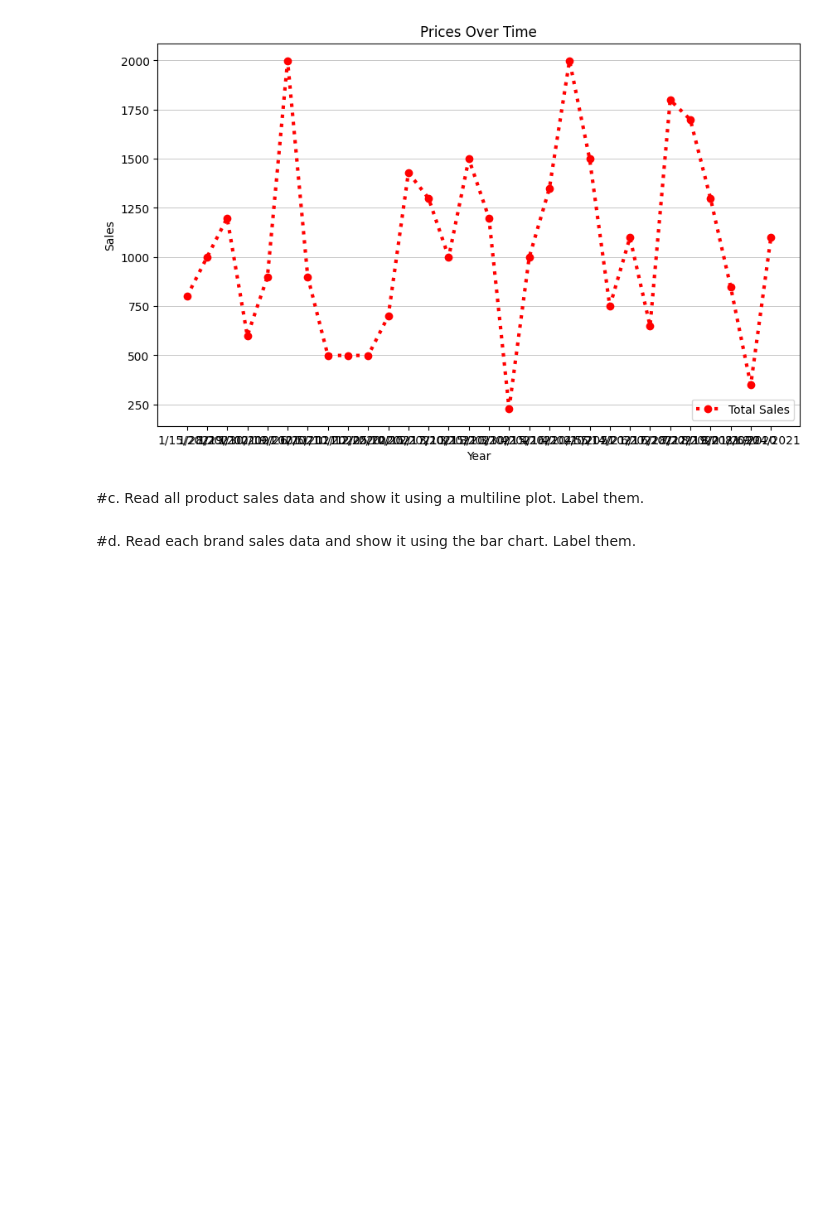
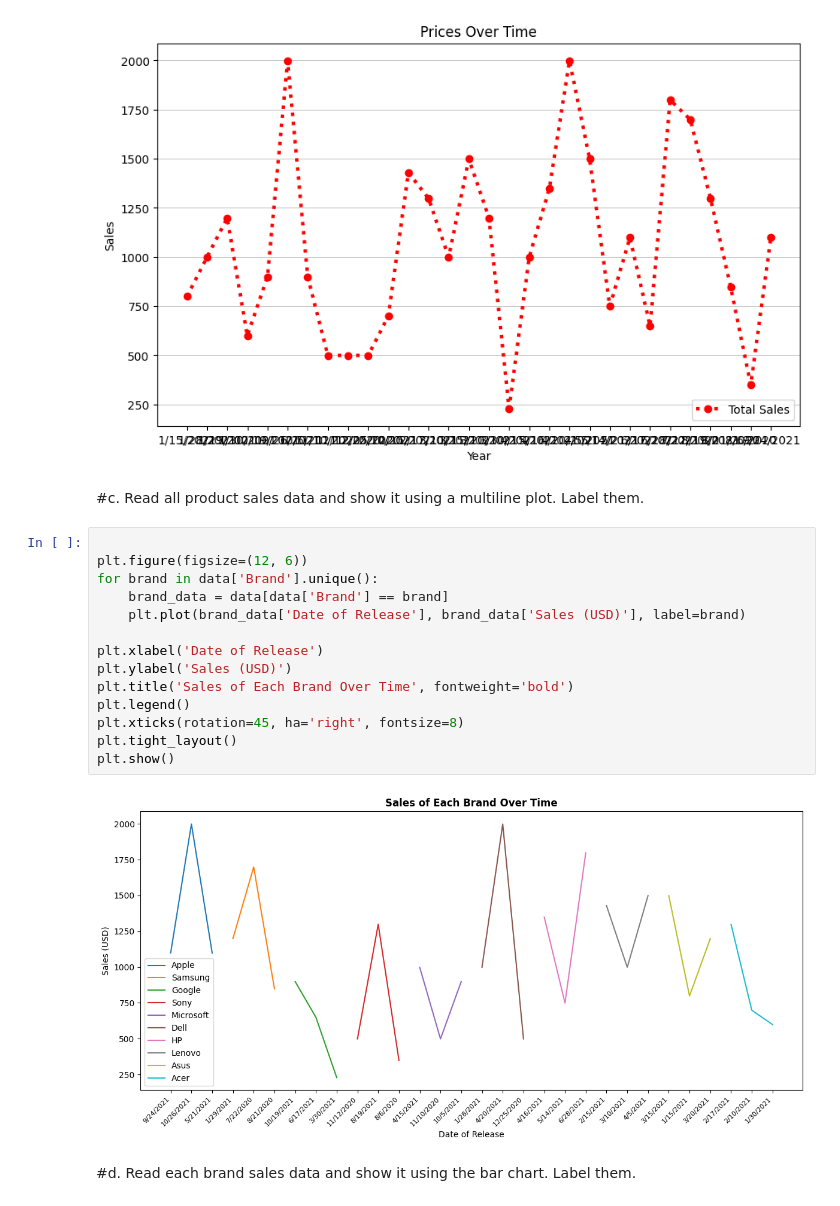
Before and after one commit to LeeIvanTitong/VDA-CpE-031-CpE21S4, a Jupyter notebook: EXERCISE9VDA_TITONG.ipynb, the cells around one changed output. Saved outputs shown, nothing was run; the diff lists cells and outputs as text; blank space fills up the shorter version.

```diff
--- a/EXERCISE9VDA_TITONG.ipynb
+++ b/EXERCISE9VDA_TITONG.ipynb
@@ -114,5 +114,21 @@ plt.show()
 [figure]
 # %% [markdown]
 #c. Read all product sales data and show it using a multiline plot. Label them.
+# %%
+
+plt.figure(figsize=(12, 6))
+for brand in data['Brand'].unique():
+    brand_data = data[data['Brand'] == brand]
+    plt.plot(brand_data['Date of Release'], brand_data['Sales (USD)'], label=brand)
+
+plt.xlabel('Date of Release')
+plt.ylabel('Sales (USD)')
+plt.title('Sales of Each Brand Over Time', fontweight='bold')
+plt.legend()
+plt.xticks(rotation=45, ha='right', fontsize=8)
+plt.tight_layout()
+plt.show()
+# %% [output]
+[figure, added]
 # %% [markdown]
 #d. Read each brand sales data and show it using the bar chart. Label them.
```
Also changed, not shown: parts of 3 cells of this notebook.
